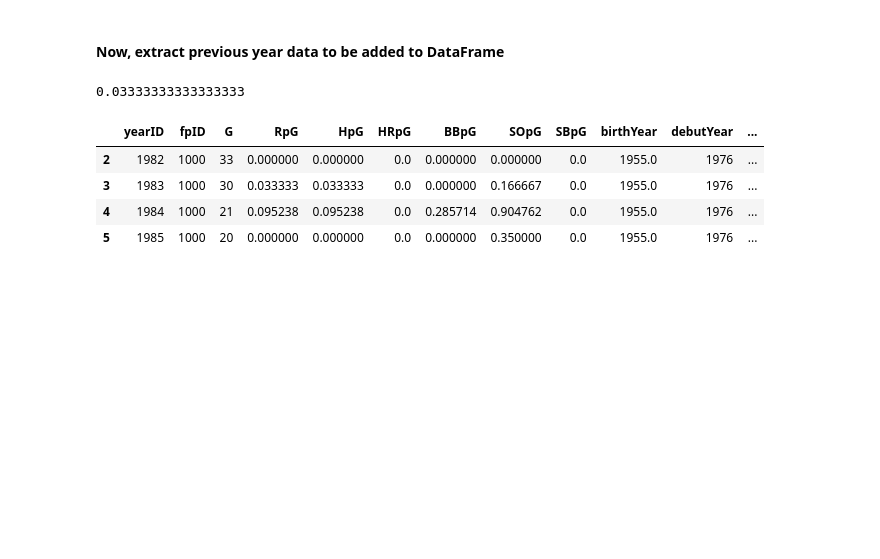
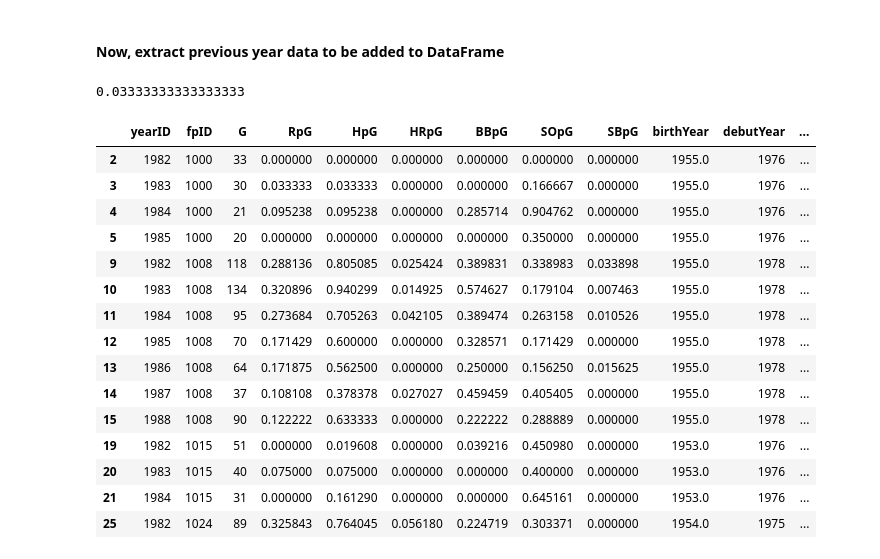
Before and after one commit to abasaltr/Baseball_Learning, a Jupyter notebook: baseball-v1/sandbox/nick/PlayerBattingML.ipynb, the cells around one changed output. Cells and saved outputs as stored; diff of their text form; code cells hidden in the pictures; blank space fills up the shorter version.

```diff
--- a/baseball-v1/sandbox/nick/PlayerBattingML.ipynb
+++ b/baseball-v1/sandbox/nick/PlayerBattingML.ipynb
@@ -181,23 +181,38 @@ print(oneYearRpG)
 # %%
 # get a dataframe that will only hold valid inputs
 #  to get historical data for
 
 # get only data from latestDataYear + 2
 #  that way we can grab 2 years previous data
 validHistoric = mergedBatting.loc[mergedBatting["yearID"] >= latestDataYear + 2]
 
 # get only players who are in at least their 3rd career year and who played at least 4
 #  we are using 3 years data to predict a 4th year value
 validHistoric = validHistoric.loc[(validHistoric["careerYear"] >= 3) & (validHistoric["totalYears"] >= 4)]
 
 # Get only data prior to 2019 season
 #  we can't supervise a model based of  2019 data becaus ewe don't have 2020 data to check it against
 validHistoric = validHistoric.loc[validHistoric["yearID"] < 2019]
 validHistoric.sort_values(by = ["yearID"], ascending = False).head()
-validHistoric.head(4)
+
+# Remove players final years
+#  we can't use 'next year' results to supervise when they don't play a next year
+validHistoric2 = validHistoric.loc[validHistoric["yearID"] != validHistoric["finalYear"]]
+validHistoric2.head(15)
 # %% [output]
 |  | yearID | fpID | G | RpG | HpG | HRpG | BBpG | SOpG | SBpG | birthYear | debutYear | ... |
-| 2 | 1982 | 1000 | 33 | 0.000000 | 0.000000 | 0.0 | 0.000000 | 0.000000 | 0.0 | 1955.0 | 1976 | ... |
-| 3 | 1983 | 1000 | 30 | 0.033333 | 0.033333 | 0.0 | 0.000000 | 0.166667 | 0.0 | 1955.0 | 1976 | ... |
-| 4 | 1984 | 1000 | 21 | 0.095238 | 0.095238 | 0.0 | 0.285714 | 0.904762 | 0.0 | 1955.0 | 1976 | ... |
-| 5 | 1985 | 1000 | 20 | 0.000000 | 0.000000 | 0.0 | 0.000000 | 0.350000 | 0.0 | 1955.0 | 1976 | ... |
+| 2 | 1982 | 1000 | 33 | 0.000000 | 0.000000 | 0.000000 | 0.000000 | 0.000000 | 0.000000 | 1955.0 | 1976 | ... |
+| 3 | 1983 | 1000 | 30 | 0.033333 | 0.033333 | 0.000000 | 0.000000 | 0.166667 | 0.000000 | 1955.0 | 1976 | ... |
+| 4 | 1984 | 1000 | 21 | 0.095238 | 0.095238 | 0.000000 | 0.285714 | 0.904762 | 0.000000 | 1955.0 | 1976 | ... |
+| 5 | 1985 | 1000 | 20 | 0.000000 | 0.000000 | 0.000000 | 0.000000 | 0.350000 | 0.000000 | 1955.0 | 1976 | ... |
+| 9 | 1982 | 1008 | 118 | 0.288136 | 0.805085 | 0.025424 | 0.389831 | 0.338983 | 0.033898 | 1955.0 | 1978 | ... |
+| 10 | 1983 | 1008 | 134 | 0.320896 | 0.940299 | 0.014925 | 0.574627 | 0.179104 | 0.007463 | 1955.0 | 1978 | ... |
+| 11 | 1984 | 1008 | 95 | 0.273684 | 0.705263 | 0.042105 | 0.389474 | 0.263158 | 0.010526 | 1955.0 | 1978 | ... |
+| 12 | 1985 | 1008 | 70 | 0.171429 | 0.600000 | 0.000000 | 0.328571 | 0.171429 | 0.000000 | 1955.0 | 1978 | ... |
+| 13 | 1986 | 1008 | 64 | 0.171875 | 0.562500 | 0.000000 | 0.250000 | 0.156250 | 0.015625 | 1955.0 | 1978 | ... |
+| 14 | 1987 | 1008 | 37 | 0.108108 | 0.378378 | 0.027027 | 0.459459 | 0.405405 | 0.000000 | 1955.0 | 1978 | ... |
+| 15 | 1988 | 1008 | 90 | 0.122222 | 0.633333 | 0.000000 | 0.222222 | 0.288889 | 0.000000 | 1955.0 | 1978 | ... |
+| 19 | 1982 | 1015 | 51 | 0.000000 | 0.019608 | 0.000000 | 0.039216 | 0.450980 | 0.000000 | 1953.0 | 1976 | ... |
+| 20 | 1983 | 1015 | 40 | 0.075000 | 0.075000 | 0.000000 | 0.000000 | 0.400000 | 0.000000 | 1953.0 | 1976 | ... |
+| 21 | 1984 | 1015 | 31 | 0.000000 | 0.161290 | 0.000000 | 0.000000 | 0.645161 | 0.000000 | 1953.0 | 1976 | ... |
+| 25 | 1982 | 1024 | 89 | 0.325843 | 0.764045 | 0.056180 | 0.224719 | 0.303371 | 0.000000 | 1954.0 | 1975 | ... |
```
Also changed, not shown: parts of 5 cells of this notebook, 1 other file.
